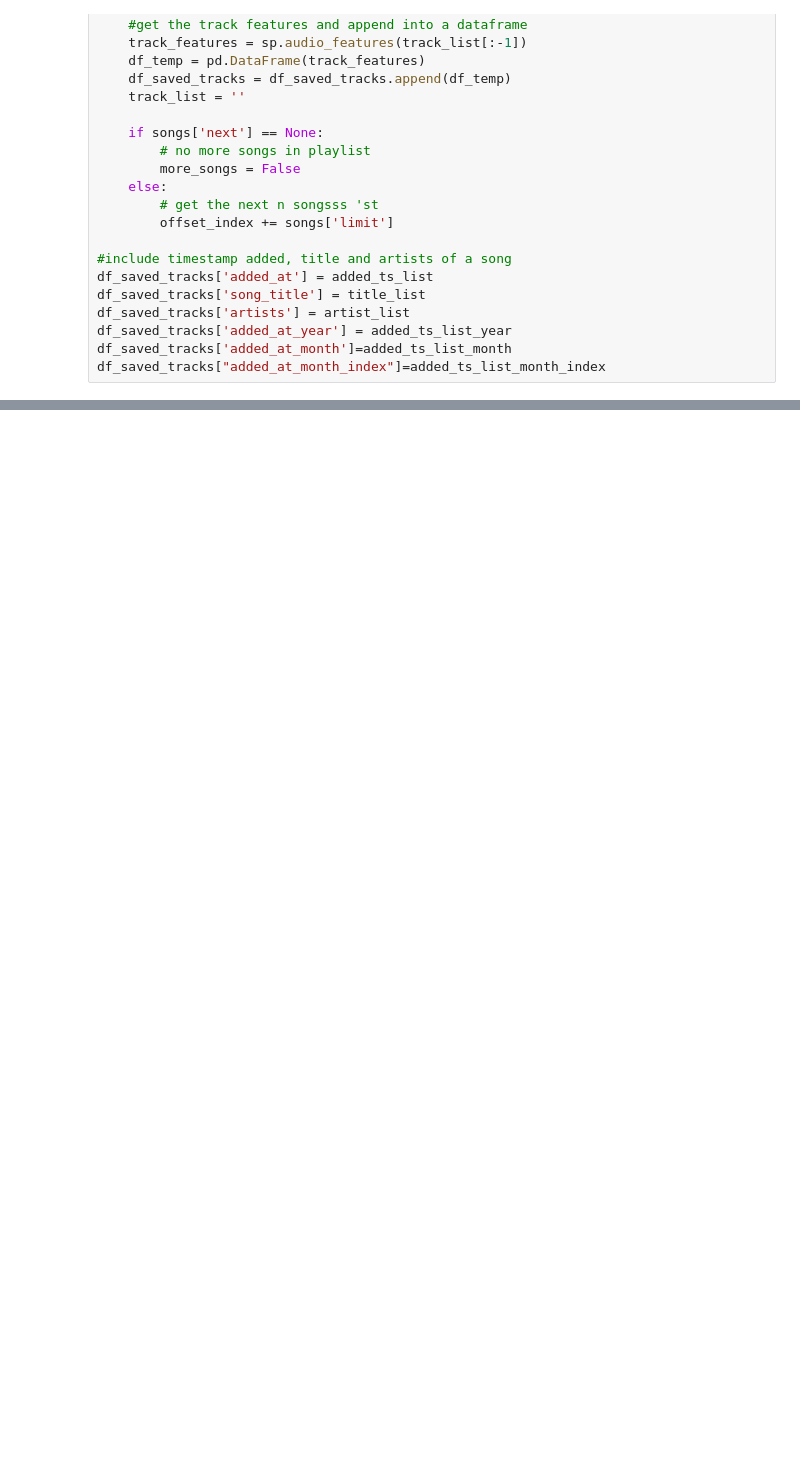
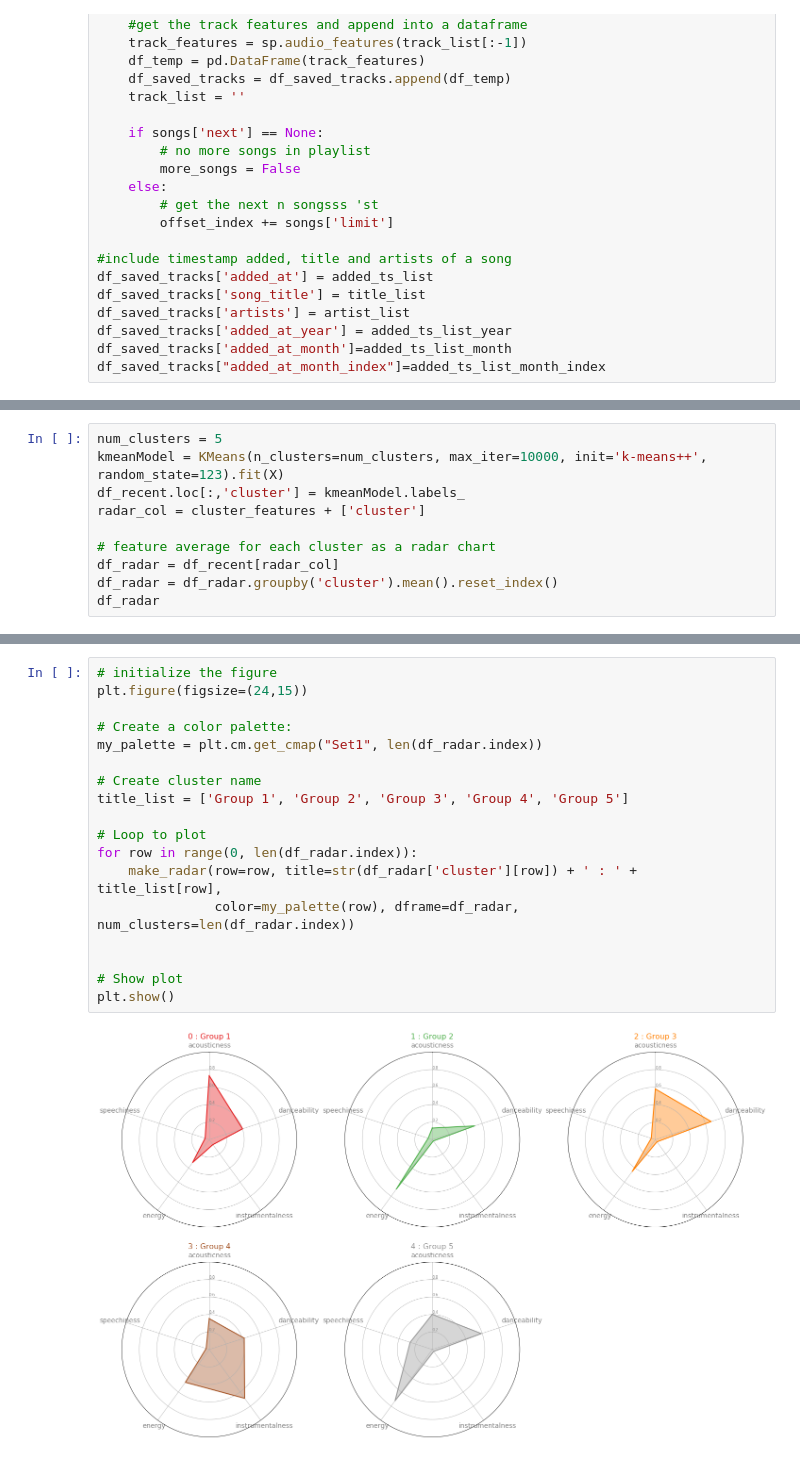
Before and after one commit to cryptoblizz/MySpotify, a Jupyter notebook: My Spotify/MySpotify.ipynb, the cells around one changed output, grey strips where cells are left out. Drawn from its saved outputs; the diff is of its cells as text; blank space fills up the shorter version.

```diff
--- a/My Spotify/MySpotify.ipynb
+++ b/My Spotify/MySpotify.ipynb
@@ -159,0 +193,10 @@ Mar,2019               2019.0                   3.0
+# %%
+num_clusters = 5
+kmeanModel = KMeans(n_clusters=num_clusters, max_iter=10000, init='k-means++', random_state=123).fit(X)
+df_recent.loc[:,'cluster'] = kmeanModel.labels_
+radar_col = cluster_features + ['cluster']
+
+# feature average for each cluster as a radar chart
+df_radar = df_recent[radar_col]
+df_radar = df_radar.groupby('cluster').mean().reset_index()
+df_radar
@@ -159,0 +253,20 @@ Mar,2019               2019.0                   3.0
+# %%
+# initialize the figure
+plt.figure(figsize=(24,15))
+
+# Create a color palette:
+my_palette = plt.cm.get_cmap("Set1", len(df_radar.index))
+
+# Create cluster name
+title_list = ['Group 1', 'Group 2', 'Group 3', 'Group 4', 'Group 5']
+
+# Loop to plot
+for row in range(0, len(df_radar.index)):
+    make_radar(row=row, title=str(df_radar['cluster'][row]) + ' : ' + title_list[row],
+               color=my_palette(row), dframe=df_radar, num_clusters=len(df_radar.index))
+
+
+# Show plot
+plt.show()
+# %% [output]
+[figure, added]
```
Also changed, not shown: parts of 7 cells of this notebook, 3 other files.
